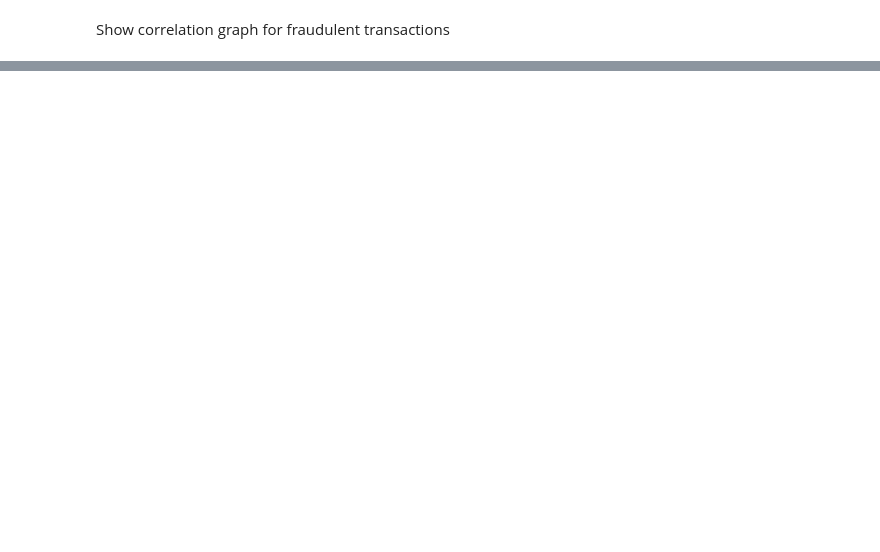
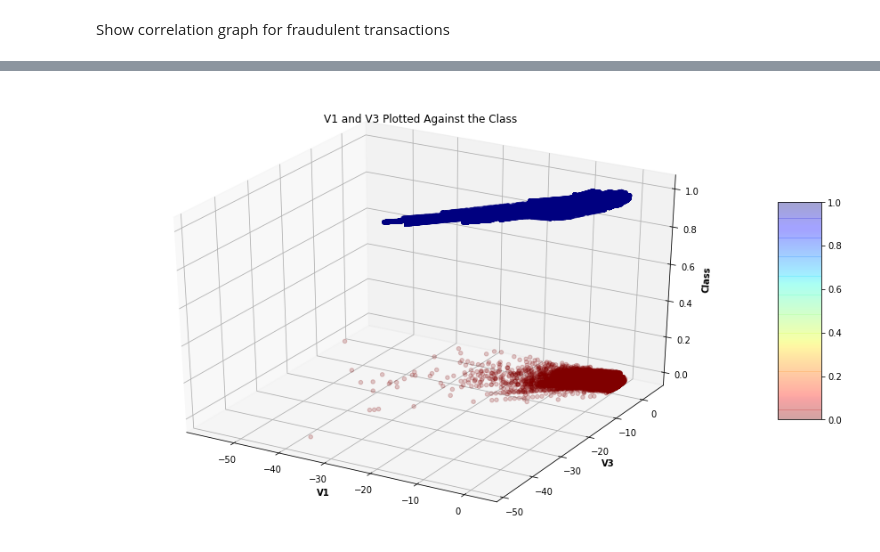
Before and after one commit to JonatDenner/CLAI_CW1, a Jupyter notebook: Untitled.ipynb, the cells around one changed output, grey strips where cells are left out. Cells and saved outputs as stored; diff of their text form; code cells hidden in the pictures; blank space fills up the shorter version.

```diff
--- a/Untitled.ipynb
+++ b/Untitled.ipynb
@@ -81,0 +139,31 @@ plt.show()
+# %%
+x = train["V1"]
+y = train["V3"]
+z = train["Class"]
+
+fig = plt.figure(figsize = (16, 9))
+ax = plt.axes(projection ="3d")
+
+# Add x, y gridlines
+ax.grid(visible = True, color ='grey',
+        linestyle ='-.', linewidth = 0.3,
+        alpha = 0.2)
+
+my_cmap = plt.get_cmap('jet_r')
+
+# Creating plot
+sctt2 = ax.scatter3D(x, y, z,
+                    alpha = 0.2,
+                    c = (z),
+                    cmap = my_cmap)
+
+plt.title("V1 and V3 Plotted Against the Class")
+ax.set_zlabel('Class', fontweight ='bold')
+ax.set_ylabel('V3', fontweight ='bold')
+ax.set_xlabel('V1', fontweight ='bold')
+fig.colorbar(sctt2, ax = ax, shrink = 0.5, aspect = 5)
+
+# show plot
+plt.show()
+# %% [output]
+[figure, added]
```
Also changed, not shown: parts of 7 cells of this notebook.
